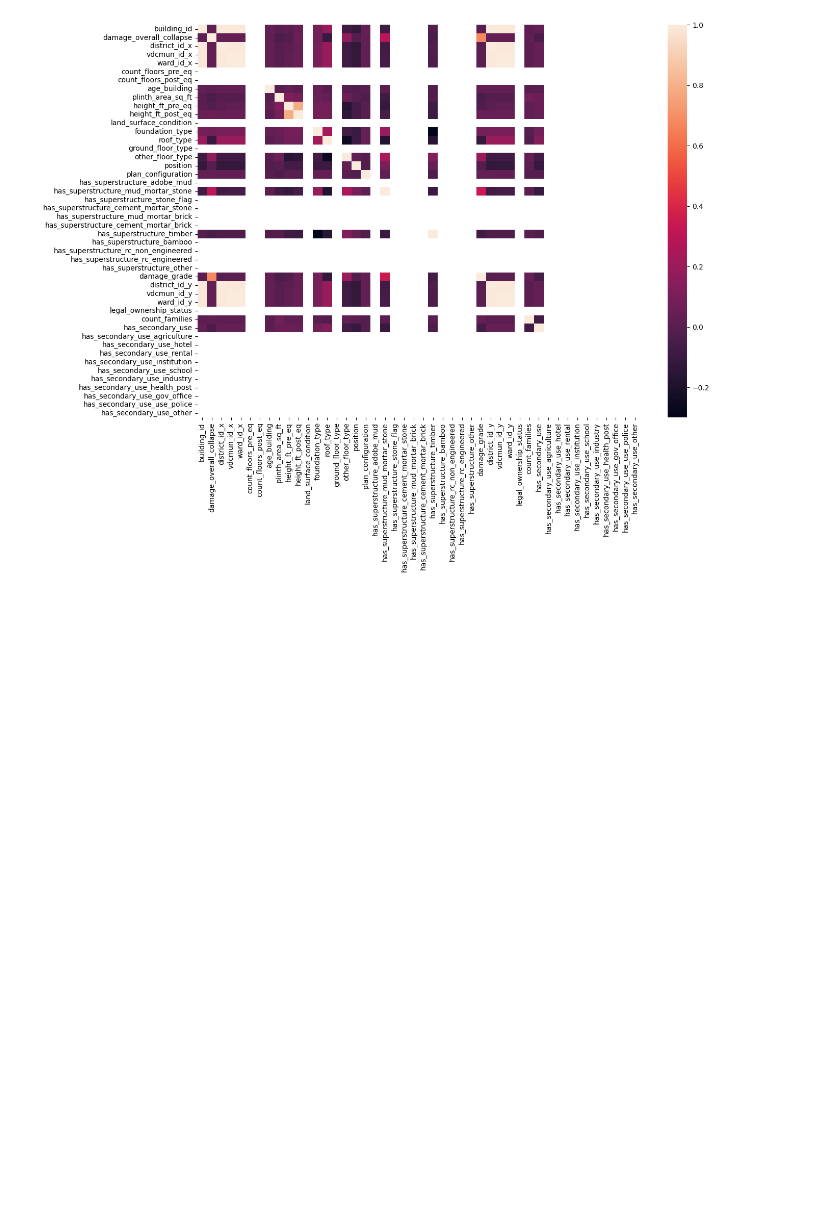
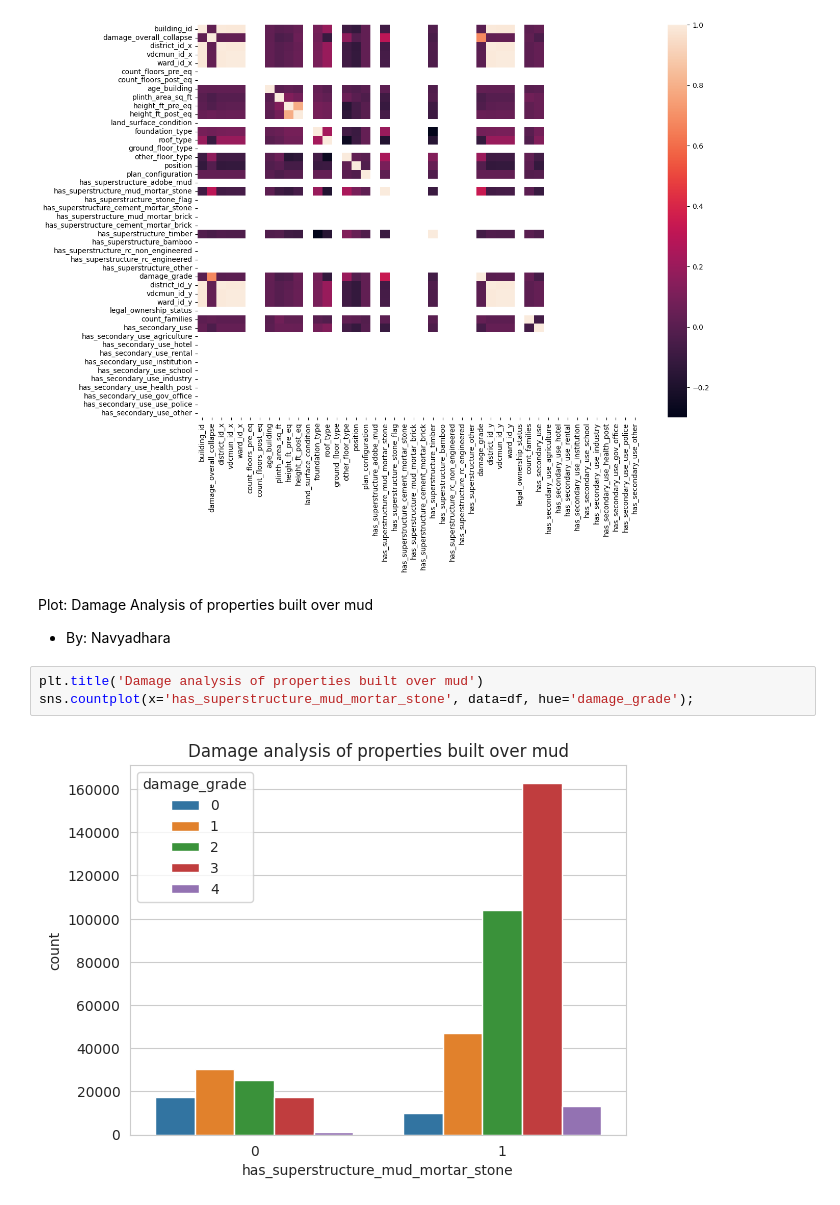
Before and after one commit to navydhara79/cs418-sp23-DarthVader, a Jupyter notebook: IDS_Progress_mid.ipynb, the cells around one changed output. Saved outputs shown, nothing was run; the diff lists cells and outputs as text; blank space fills up the shorter version.

Commit message:
More plots

```diff
--- a/IDS_Progress_mid.ipynb
+++ b/IDS_Progress_mid.ipynb
@@ -330,3 +330,11 @@ sns.heatmap(corr)
 # %% [output]
 <AxesSubplot: >
 [figure]
+# %% [markdown]
+Plot: Damage Analysis of properties built over mud
+- By: Navyadhara
+# %%
+plt.title('Damage analysis of properties built over mud')
+sns.countplot(x='has_superstructure_mud_mortar_stone', data=df, hue='damage_grade');
+# %% [output]
+[figure, added]
```
Also changed, not shown: parts of 4 cells of this notebook.
